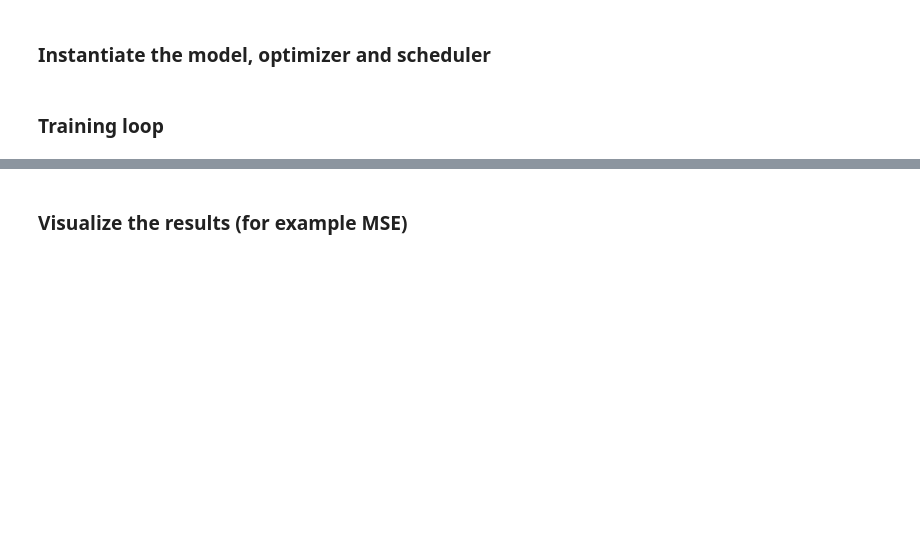
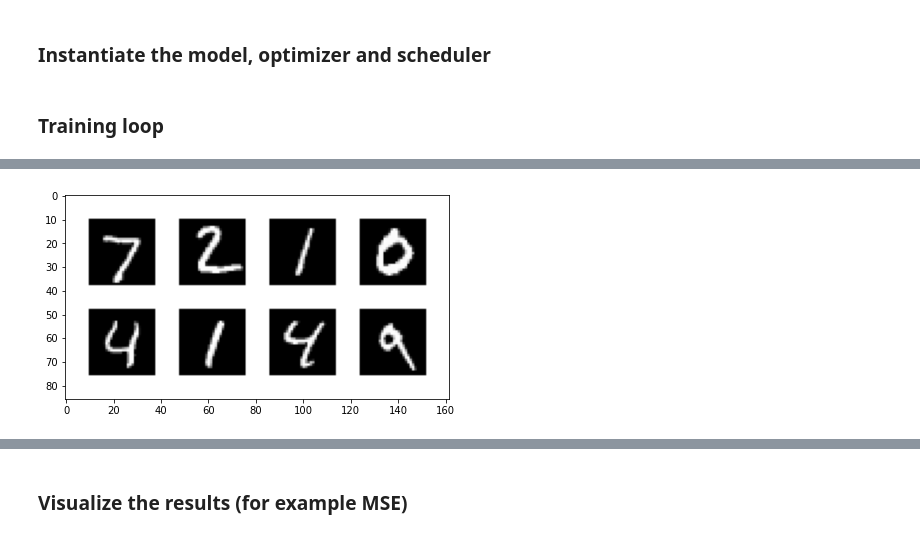
Before and after one commit to broadinstitute/genus, a Jupyter notebook: src/notebook6_VQ-VAE_MNIST.ipynb, the cells around one changed output, grey strips where cells are left out. Saved outputs shown, nothing was run; the diff lists cells and outputs as text; code cells hidden in the pictures; blank space fills up the shorter version.

```diff
--- a/src/notebook6_VQ-VAE_MNIST.ipynb
+++ b/src/notebook6_VQ-VAE_MNIST.ipynb
@@ -43,7 +40,7 @@ test_dataset = DatasetInMemory(x=test_data.data.unsqueeze(-3).float()/(255.0),
                                y=test_data.targets,
                                store_in_cuda=False)
 
-BATCH_SIZE = 8
+BATCH_SIZE = 512
 test_loader = DataloaderWithLoad(test_dataset, batch_size=BATCH_SIZE, shuffle=False)
 train_loader = DataloaderWithLoad(train_dataset, batch_size=BATCH_SIZE, shuffle=True)
 # %% [markdown]
@@ -280,4 +352,8 @@ for epoch in range(1,NUM_EPOCHS+1):
 # %%
 output = vae(img)
+# %%
+show_batch(img)
+# %% [output]
+[figure, added]
 # %%
 show_batch(output.imgs)
```
Also changed, not shown: parts of 11 cells of this notebook.
